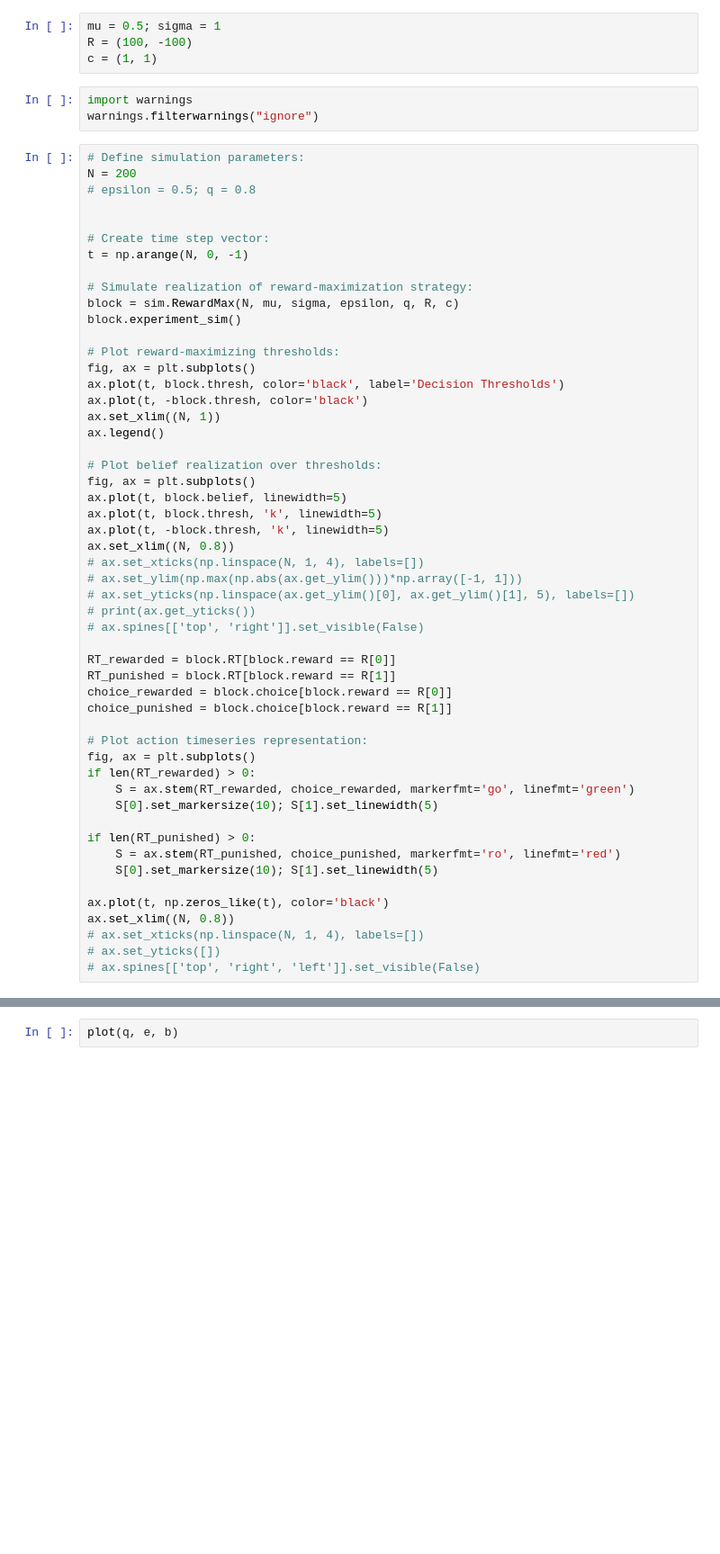
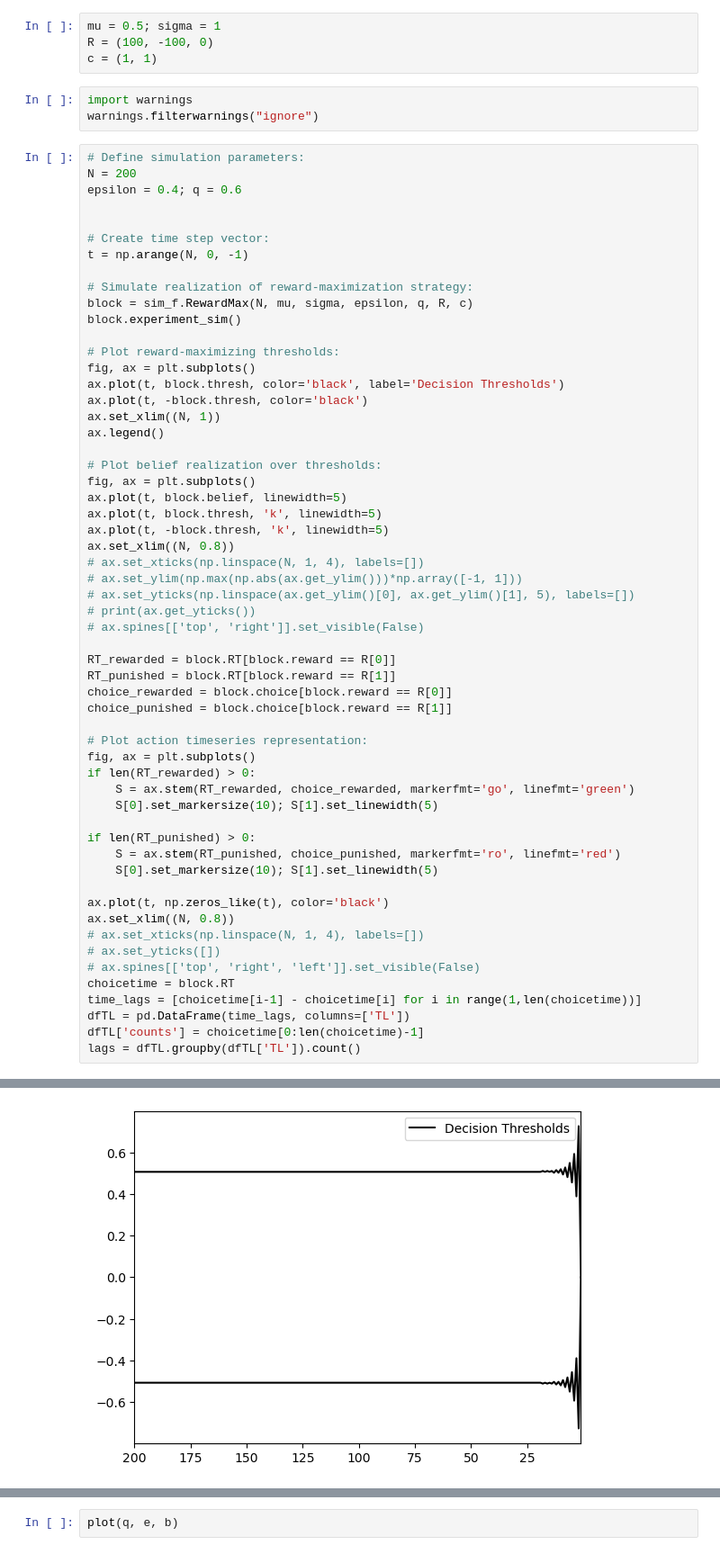
Before and after one commit to kalburge/stock-predict, a Jupyter notebook: model/reward_simulate.ipynb, the cells around one changed output, grey strips where cells are left out. Shown at 90% size. Cells and saved outputs as stored; diff of their text form; blank space fills up the shorter version.

```diff
--- a/model/reward_simulate.ipynb
+++ b/model/reward_simulate.ipynb
@@ -8,6 +14,6 @@ from mpl_toolkits import mplot3d
 # %%
 mu = 0.5; sigma = 1
-R = (100, -100)
+R = (100, -100, 0)
 c = (1, 1)
 # %%
 import warnings
@@ -15,14 +21,14 @@ warnings.filterwarnings("ignore")
 # %%
 # Define simulation parameters:
 N = 200
-# epsilon = 0.5; q = 0.8
+epsilon = 0.4; q = 0.6
 
 
 # Create time step vector:
 t = np.arange(N, 0, -1)
 
 # Simulate realization of reward-maximization strategy:
-block = sim.RewardMax(N, mu, sigma, epsilon, q, R, c)
+block = sim_f.RewardMax(N, mu, sigma, epsilon, q, R, c)
 block.experiment_sim()
 
 # Plot reward-maximizing thresholds:
@@ -64,4 +70,9 @@ ax.set_xlim((N, 0.8))
 # ax.set_xticks(np.linspace(N, 1, 4), labels=[])
 # ax.set_yticks([])
 # ax.spines[['top', 'right', 'left']].set_visible(False)
+choicetime = block.RT
+time_lags = [choicetime[i-1] - choicetime[i] for i in range(1,len(choicetime))]
+dfTL = pd.DataFrame(time_lags, columns=['TL'])
+dfTL['counts'] = choicetime[0:len(choicetime)-1]
+lags = dfTL.groupby(dfTL['TL']).count()
 # %% [output]
@@ -68,0 +79 @@ NameError: name 'epsilon' is not defined
+[figure, added]
```
Also changed, not shown: parts of 15 cells of this notebook.
